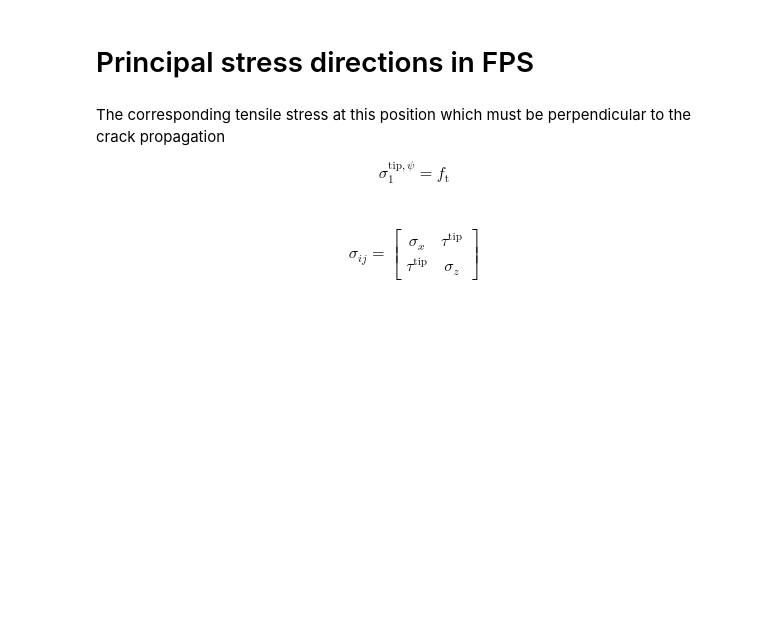
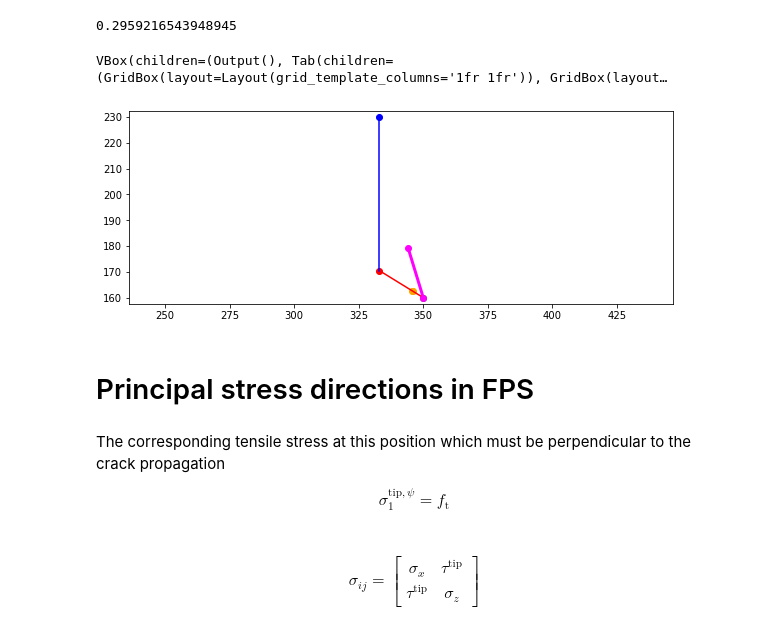
Before and after one commit to bmcs-group/bmcs_shear_zone, a Jupyter notebook: shear_crack/crack_tip_orientation.ipynb, the cells around one changed output. Saved outputs shown, nothing was run; the diff lists cells and outputs as text; code cells hidden in the pictures; blank space fills up the shorter version.

Commit message:
Added the CrackTipOrientation fmodel component - gets uses principle stress direction.

```diff
--- a/shear_crack/crack_tip_orientation.ipynb
+++ b/shear_crack/crack_tip_orientation.ipynb
@@ -6,3 +12,25 @@ sp.init_printing()
+# %%
+sz_geo = RCBeamDesign(H=300 ,L=1000)
+sz_cp = SZCrackPath(sz_geo=sz_geo, x_00=500)
+sz_cp.add_x_tip_an([480 ,80])
+sz_cp.add_x_tip_an([350 ,160])
+
+sz_tau_tip = SZCrackTipShearStress(sz_cp=sz_cp)
+sz_stress_profile = SZStressProfile(sz_cp=sz_cp)
+sz_cto = SZCrackTipOrientation(
+    crack_tip_shear_stress=sz_tau_tip,
+    stress_profile=sz_stress_profile
+)
+
+sz_cto.get_psi()
+# %% [output]
+0.2959216543948945
+# %%
+bu.InteractiveWindow([sz_cto, sz_cto.crack_tip_shear_stress
+                     ]).interact()
+# %% [output]
+VBox(children=(Output(), Tab(children=(GridBox(layout=Layout(grid_template_columns='1fr 1fr')), GridBox(layout…
+[figure, added]
 # %% [markdown]
 # Principal stress directions in FPS
 # %% [markdown]
```
Also changed, not shown: parts of 2 cells of this notebook, 7 other files.
